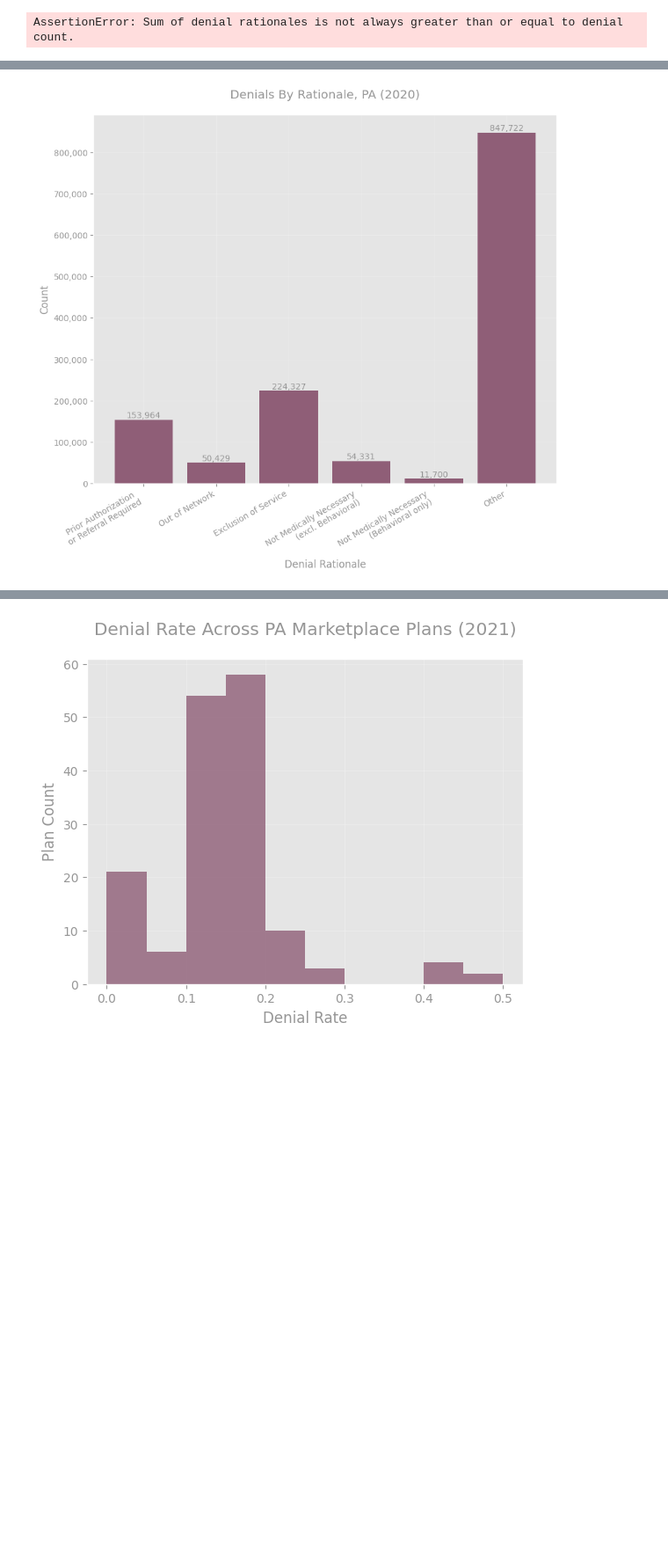
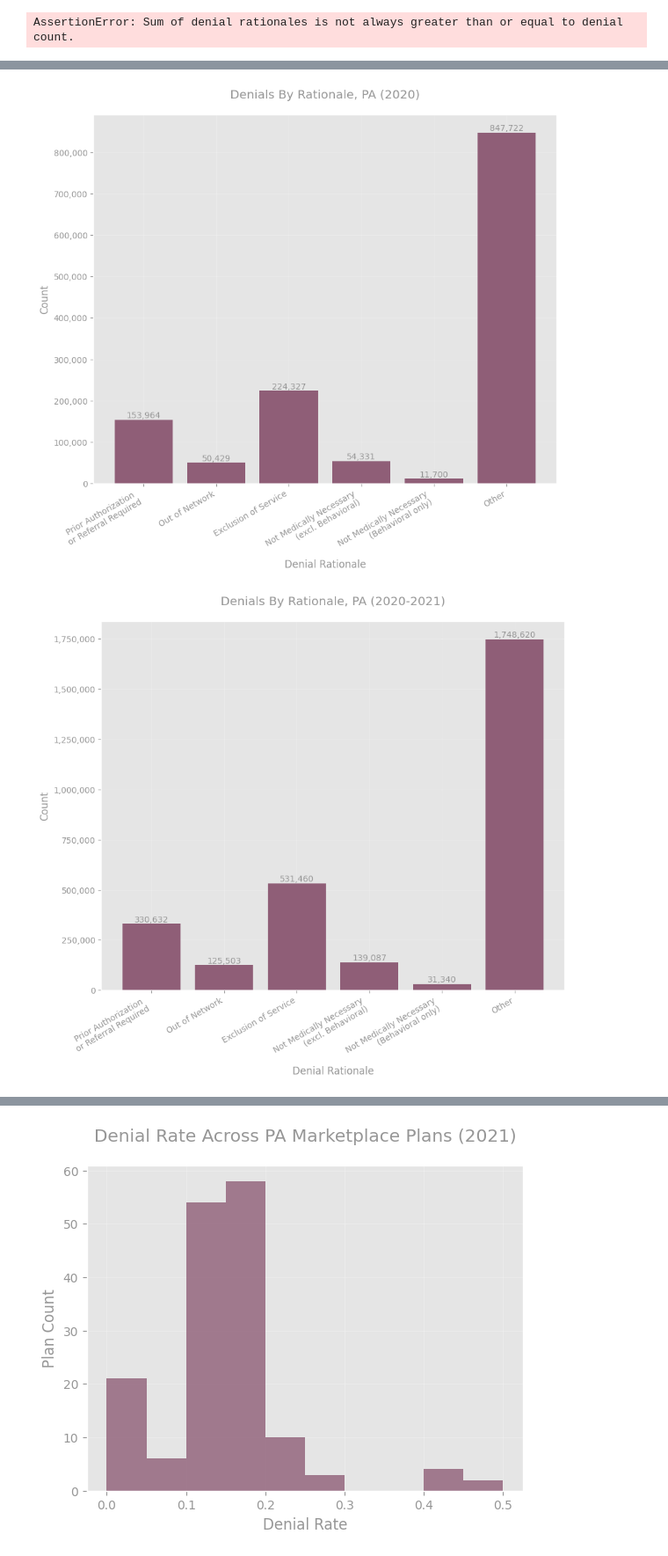
Before and after one commit to TPAFS/investigations, a Jupyter notebook: investigations/claims_denials/pa_claims.ipynb, the cells around one changed output, grey strips where cells are left out. Shown at 88% size. Cells and saved outputs as stored; diff of their text form; code cells hidden in the pictures; blank space fills up the shorter version.

```diff
--- a/investigations/claims_denials/pa_claims.ipynb
+++ b/investigations/claims_denials/pa_claims.ipynb
@@ -662,0 +909,5 @@ for year in plan_df["data_plan_year"].unique():
+# %%
+print("Combined:\n")
+plan_df = get_overall_plan_rates(
+    plan_df.groupby(["hios_issuer_id", "plan_id"], as_index=False).sum()
+)
@@ -665,30 +921,50 @@ for year in plan_df["data_plan_year"].unique():
 rationale_cat_map = {
     "claims_denied_prior_auth_referral": "Prior Authorization \nor Referral Required",
     "claims_denied_oon_provider": "Out of Network",
     "claims_denied_exclusion_of_service": "Exclusion of Service",
     "claims_denied_nmn_excl_behavioral": "Not Medically Necessary\n (excl. Behavioral)",
     "claims_denied_nmn_behavioral": "Not Medically Necessary\n (Behavioral only)",
     "claims_denied_other": "Other",
 }
 
 for year_df in year_dfs:
     year = year_df["data_plan_year"].iloc[0]
     bar_vals = [year_df[col].sum() for col in rationale_cat_map.keys()]
     bar_names = list(rationale_cat_map.values())
     title = f"Denials By Rationale, PA ({year})"
     val_axis_label = "Count"
     cat_axis_label = "Denial Rationale"
 
     plot_bar(
         bar_names,
         bar_vals,
         title=title,
         val_axis_label=val_axis_label,
         cat_axis_label=cat_axis_label,
         bar_label=True,
         figsize=(10, 8),
         save_path=os.path.join(OUTPUT_IMAGE_DIR, f"denial_rationale_dist_{year}.png"),
     )
+
+# Aggregate plot
+year = "2020-2021"
+bar_vals = [plan_df[col].sum() for col in rationale_cat_map.keys()]
+bar_names = list(rationale_cat_map.values())
+title = f"Denials By Rationale, PA ({year})"
+val_axis_label = "Count"
+cat_axis_label = "Denial Rationale"
+
+plot_bar(
+    bar_names,
+    bar_vals,
+    title=title,
+    val_axis_label=val_axis_label,
+    cat_axis_label=cat_axis_label,
+    bar_label=True,
+    figsize=(10, 8),
+    save_path=os.path.join(OUTPUT_IMAGE_DIR, f"denial_rationale_dist_{year}.png"),
+)
 # %% [output]
 [figure]
 [figure]
+[figure, added]
```
Also changed, not shown: parts of 17 cells of this notebook.
